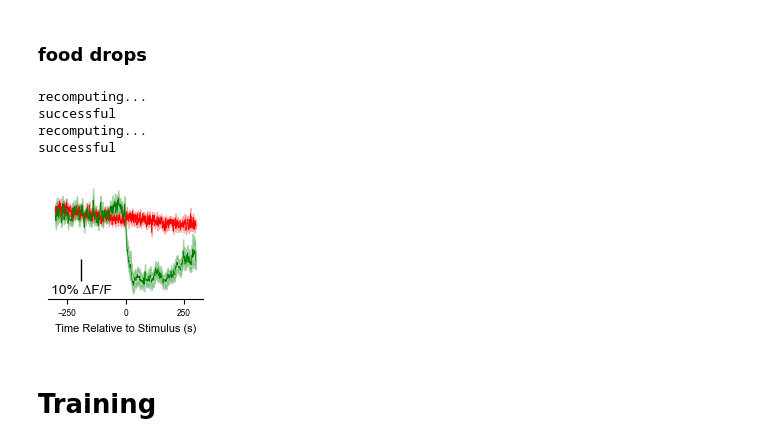
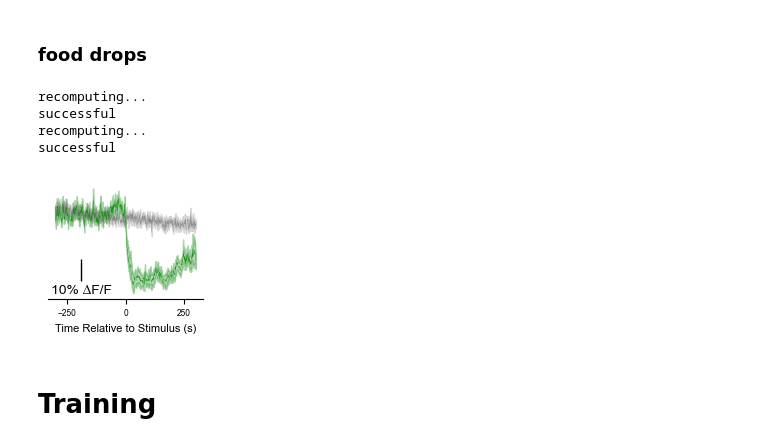
Before and after one commit to nathanielnyema/fnc_agrp_project, a Jupyter notebook: analysis/photometry/fnc_phot_analysis.ipynb, the cells around one changed output. Saved outputs shown, nothing was run; the diff lists cells and outputs as text; code cells hidden in the pictures.

```diff
--- a/analysis/photometry/fnc_phot_analysis.ipynb
+++ b/analysis/photometry/fnc_phot_analysis.ipynb
@@ -112,7 +112,8 @@ mice_to_drop = ['adm480', 'adm569']       # these mice are outliers
 # %% [markdown]
 ### food drops
 # %%
-chow_fd = load_analysis('/Users/nathanielnyema/Downloads/fnc_agrp_project/data/photometry/analysis_FNC_fd2_adm571_adm551_adm569_adm567_adm543_adm546_adm484_adm480_adm485_adm445.npy', recompute= False)
+chow_fd = load_analysis(data_dir/'food_drop/analysis_FNC_fd2_adm571_adm551_adm569_adm567_adm543_adm546_adm484_adm480_adm485_adm445.npy',
+                        recompute= False)
 chow_fd.norm = True
 chow_fd.detrend =  False
 chow_fd.norm_method = norm_method
@@ -121,40 +122,39 @@ chow_fd.compute()
 
 bad_fd_mice = (chow_fd.ind_peak_df_f('min', pr = False)['min ∆F/F']>-.2).droplevel(0)
 bad_fd_mice = bad_fd_mice.loc[bad_fd_mice].index
-mice_to_drop = np.unique(bad_fd_mice.tolist() + mice_to_drop)
+mice_to_drop = np.unique(np.concatenate((bad_fd_mice, mice_to_drop)))
 
 for i in mice_to_drop:
     chow_fd.remove_mouse(i, recompute = False)
 chow_fd.compute()
 
 
 fig, ax = plt.subplots(1,1, figsize = (2,1.5))
-chow_fd.plot_both(ax=ax, show=False)
+chow_fd.plot_both(ax=ax, show=False, linewidth= .2, c405 = 'gray')
 
 vertbar = AnchoredSizeBar(ax.transData,
                            1, '10% ∆F/F', 'lower left',
                            pad=.1,
                            color='black',
                            frameon=False,
                            size_vertical=.1)
 ax.add_artist(vertbar)
 ax.tick_params(left=False,labelleft=False)
 ax.set_ylabel('')
 ax.xaxis.label.set_fontsize(8)
 for i in ax.get_xticklabels():
     i.set_fontsize(6)
 
 sns.despine(left = True)
 
-fig.savefig('no_detrend.pdf')
 fig.savefig( os.path.join(first_lick_pdfs, 'chow_fd.pdf') , transparent=True, bbox_inches='tight')
 fig.savefig( os.path.join(first_lick_svgs, 'chow_fd.svg') , transparent=True, bbox_inches='tight')
 # %% [output]
 recomputing...
 successful
 recomputing...
 successful
-[figure, old version]
+[figure, new version]
 # %% [markdown]
 # Training
 # %% [markdown]
```
Also changed, not shown: parts of 42 cells of this notebook, 6 other files.
